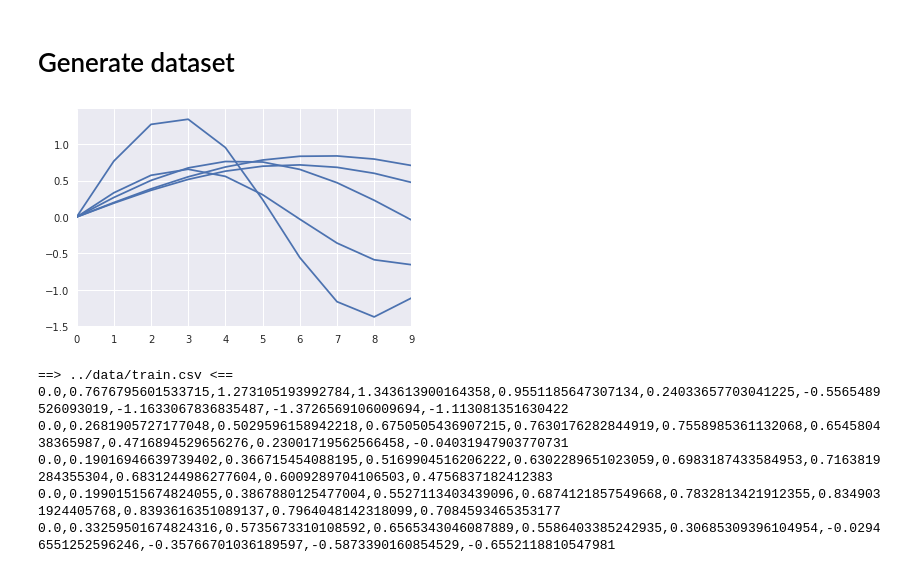
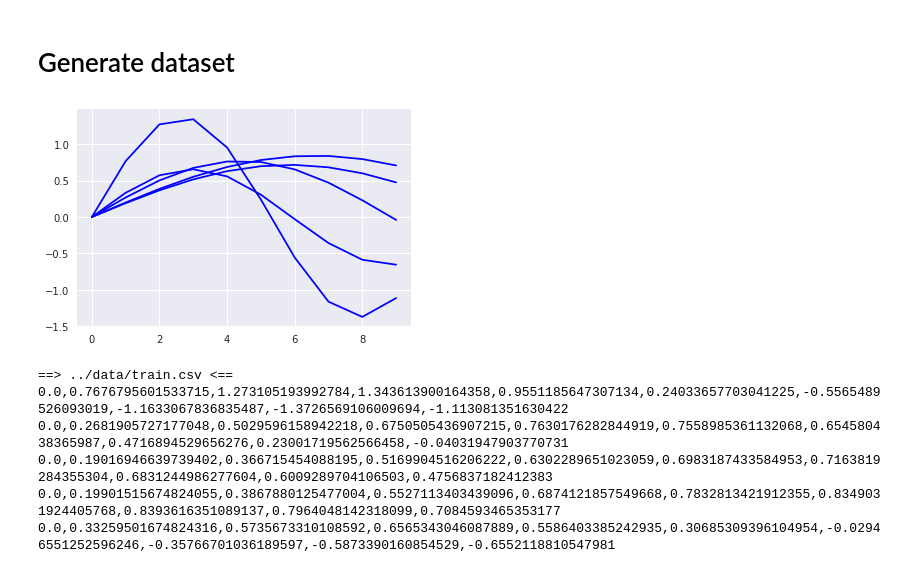
Before and after one commit to riccardo1980/tf_estimators, a Jupyter notebook: CustomEstimator_LSTM.ipynb, the cells around one changed output. Saved outputs shown, nothing was run; the diff lists cells and outputs as text; code cells hidden in the pictures.

Commit message:
LSTM + plotting

```diff
--- a/CustomEstimator_LSTM.ipynb
+++ b/CustomEstimator_LSTM.ipynb
@@ -38,9 +41,9 @@ def to_csv(filename, N):
 # %%
 np.random.seed(2020)
 for i in xrange(0, 5):
-  sns.tsplot( create_time_series() );
+  plt.plot(create_time_series(),'b')
 # %% [output]
-[figure, old version]
+[figure, new version]
 # %%
 np.random.seed(2020)
 if not os.path.exists(DATA_PATH):
```
Also changed, not shown: parts of 14 cells of this notebook, 1 other file.
